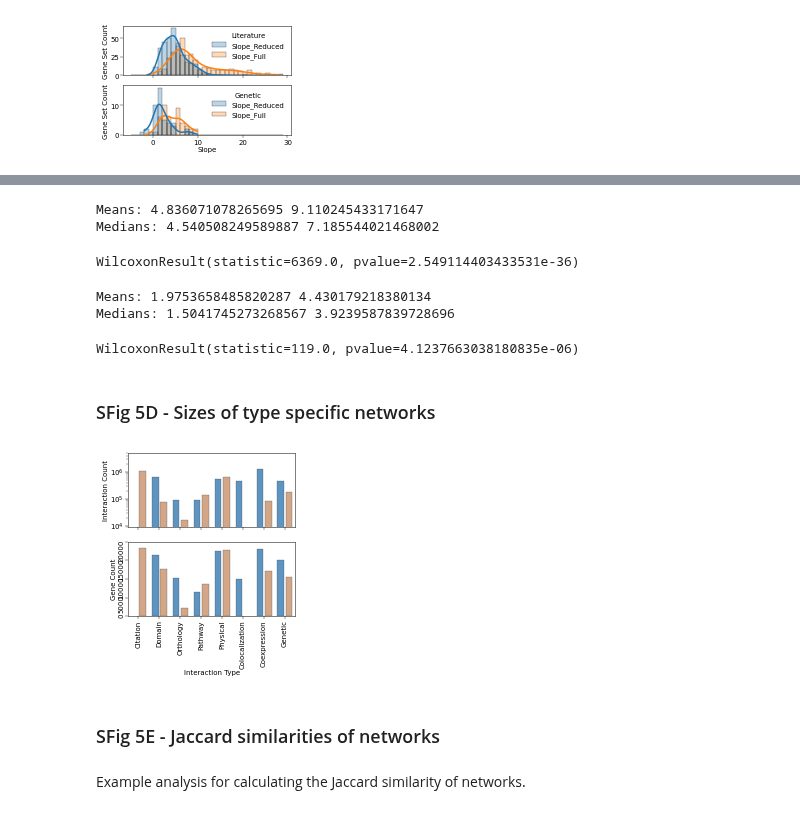
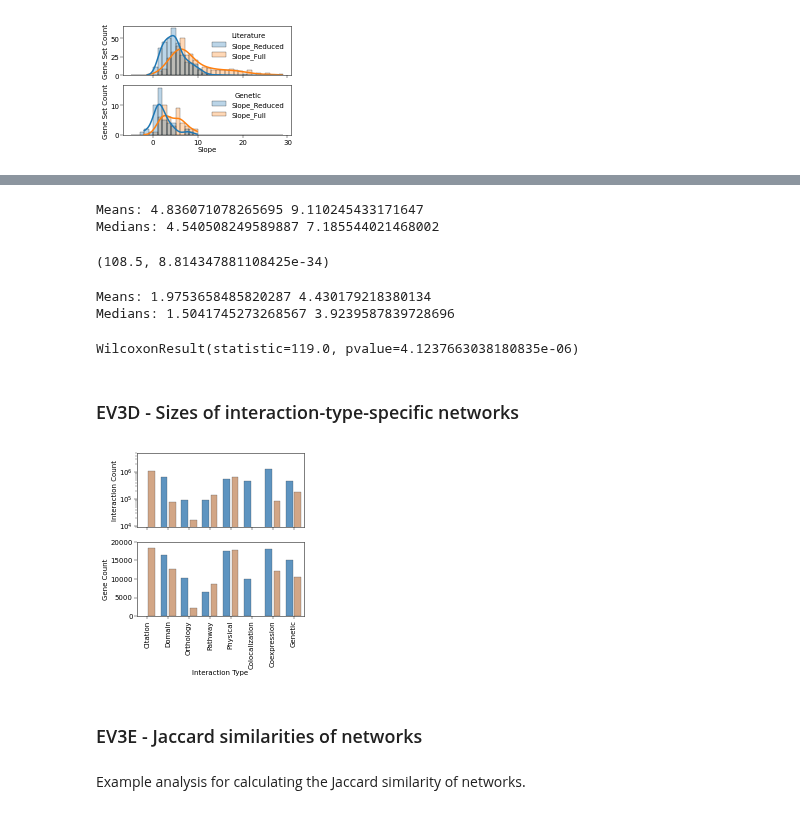
Before and after one commit to sarah-n-wright/Network_Evaluation_Tools, a Jupyter notebook: StateOfTheInteractomes_Notebooks/3_Gene_Set_Recovery.ipynb, the cells around one changed output, grey strips where cells are left out. Saved outputs shown, nothing was run; the diff lists cells and outputs as text; code cells hidden in the pictures.

Commit message:
Clean up Notebook 3

```diff
--- a/StateOfTheInteractomes_Notebooks/3_Gene_Set_Recovery.ipynb
+++ b/StateOfTheInteractomes_Notebooks/3_Gene_Set_Recovery.ipynb
@@ -302,27 +261,27 @@ _, [ax, ax1] = plt.subplots(nrows=1, ncols=2,figsize=(3,3), sharey=True)
 ax = sns.boxplot(data=type_specific_results[(~type_specific_results.Network.isin(['GM_genetic', 'GM_coexp_90', 'humannet.v3.gn'])) & (type_specific_results['GeneSet']=='Performance_disgen')],
                     y='InteractionType', x='Performance', hue='parent', linewidth=0.25,fliersize=0,notch=True, ax = ax,
                     order=['Baseline', 'Citation', 'Domain', 'Orthology', 'Pathway', 'Physical', 'Colocalization', 'Coexpression', 'Genetic'], zorder=10,
-                    legend=False, palette=['#5e94c0','#d2a686' ], gap=0.2, linecolor='#343a40', saturation=1)
+                    legend=False, palette=['#5e94c0','#d2a686' ], gap=0.2, linecolor='#343a40', saturation=1, whis=(5,95))
 ax.tick_params(labelsize=7)
 ax.set_ylabel("Interaction Type", fontsize=7)
 ax.set_xlabel("Performance\n(Literature)", fontsize=7)
 # plot vertical line on ax
 ax.vlines(x=0, ymin=-1, ymax=8, color='black', lw=0.25, zorder=0, linestyles='--')
-ax.set_xlim((-5, 110))
+ax.set_xlim((-5, 175))
 ax.set_ylim(7.5, -0.5)
-_ =ax.set_xticks([0,50,100])
+_ =ax.set_xticks([0,50,100, 150])
 
 ax1 = sns.boxplot(data=type_specific_results[(~type_specific_results.Network.isin(['GM_genetic', 'GM_coexp_90', 'humannet.v3.gn'])) & (type_specific_results['GeneSet']=='Performance_gwas')],
                     y='InteractionType', x='Performance', hue='parent', linewidth=0.25,fliersize=0,notch=True, ax = ax1,
                     order=['Baseline', 'Citation', 'Domain', 'Orthology', 'Pathway', 'Physical', 'Colocalization', 'Coexpression', 'Genetic'], zorder=10,
-                    legend=False, palette=['#5e94c0','#d2a686' ], gap=0.2, linecolor='#343a40', saturation=1)
+                    legend=False, palette=['#5e94c0','#d2a686' ], gap=0.2, linecolor='#343a40', saturation=1, whis=(5,95))
 
 ax1.tick_params(labelsize=7)
 
 ax1.set_xlabel("Performance\n(Genetic)", fontsize=7)
 
 ax1.vlines(x=0, ymin=-1, ymax=8, color='black', lw=0.25, zorder=0, linestyles='--')
-ax1.set_xlim((-5, 55))
+ax1.set_xlim((-5, 60))
 ax1.set_ylim(8.5, -0.5)
 _ =ax1.set_xticks([0,25, 50])
 
@@ -449,9 +429,9 @@ def plot_size_correlations(reduced_er, group1, group2, edge_dict, node_dict, ax=
     return plot_df.groupby('Network').mean(), plot_df_full.groupby('Network').mean()
 # %%
 _ , [ax1, ax2] = plt.subplots(1, 2, figsize=(4,2), sharey=True)
-_ = plot_size_correlations(reduced_er, 'Literature (reduced)', 'Literature', edge_dict, node_dict, ax=ax1)
+_ = plot_size_correlations(reduced_er, 'Literature (reduced)', 'Literature', edge_dict, node_dict, nets=reduced_nets, ax=ax1)
 _ = ax1.set_title('Literature Gene Sets (n=343)', fontsize=7)
-_ = plot_size_correlations(reduced_er, 'Genetic (reduced)', 'Genetic', edge_dict, node_dict, ax=ax2)
+_ = plot_size_correlations(reduced_er, 'Genetic (reduced)', 'Genetic', edge_dict, node_dict,nets=reduced_nets,ax=ax2)
 _ = ax2.set_title('Genetic Gene Sets (n=46)', fontsize=7)
-plt.savefig(figdir + "FigS5B_reduced_geneset_scatters.jpg", dpi=300, bbox_inches="tight")
+plt.savefig(figdir + "FigEV3B_reduced_geneset_scatters.jpg", dpi=300, bbox_inches="tight")
 # %% [output]
@@ -496,10 +498,10 @@ def perform_paired_slope_test(slope_data, geneset):
     return stats
 # %%
-perform_paired_slope_test(slope_data, 'Literature')
+perform_paired_slope_test(slope_data, 'Literature', wilcox=False)
 # %% [output]
 Means: 4.836071078265695 9.110245433171647
 Medians: 4.540508249589887 7.185544021468002
-WilcoxonResult(statistic=6369.0, pvalue=2.549114403433531e-36)
+(108.5, 8.814347881108425e-34)
 # %%
 perform_paired_slope_test(slope_data, 'Genetic')
 # %% [output]
@@ -507,35 +509,35 @@ Means: 1.9753658485820287 4.430179218380134
 Medians: 1.5041745273268567 3.9239587839728696
 WilcoxonResult(statistic=119.0, pvalue=4.1237663038180835e-06)
 # %% [markdown]
-### SFig 5D - Sizes of type specific networks
+### EV3D - Sizes of interaction-type-specific networks
 # %%
-type_df = pd.read_csv(os.path.join(gitdir, 'StateOfTheInteractomes_Notebooks/Data/FigS5D_type_specific_stats.tsv'), sep='\t', index_col=0)
+type_df = pd.read_csv(os.path.join(gitdir, 'StateOfTheInteractomes_Notebooks/Data/FigEV3D_type_specific_stats.tsv'), sep='\t', index_col=0)
 # %%
 _, [ax, ax1] = plt.subplots(nrows=2, ncols=1,figsize=(3,3), sharex=True)
 sns.barplot(data=type_df,
                     x='Type', y='Interaction Count', hue='Network', linewidth=0.25, ax = ax,
                     order=['Citation', 'Domain', 'Orthology', 'Pathway', 'Physical', 'Colocalization', 'Coexpression', 'Genetic'], zorder=10,
                     legend=False, palette=['#5e94c0','#d2a686' ], hue_order=[ 'GeneMania', 'HumanNet'], gap=0.2, edgecolor='#343a40', saturation=1)
 ax.tick_params(labelsize=7)
 ax.set_xlabel("Interaction Type", fontsize=7)
 ax.set_ylabel("Interaction Count", fontsize=7)
 # plot vertical line on ax
 ax.set_yscale('log')
 ax.set_ylim(9e3, 5e6)
 sns.barplot(data=type_df,
                     x='Type', y='Gene Count', hue='Network', linewidth=0.25, ax = ax1,
                     order=['Citation', 'Domain', 'Orthology', 'Pathway', 'Physical', 'Colocalization', 'Coexpression', 'Genetic'], zorder=10,
                     legend=False, palette=['#5e94c0','#d2a686' ], hue_order=[ 'GeneMania', 'HumanNet'], gap=0.2, edgecolor='#343a40', saturation=1)
-ax1.tick_params(labelsize=7, rotation=90)
+ax1.tick_params(axis= 'x', labelsize=7, rotation=90)
 ax1.set_xlabel("Interaction Type", fontsize=7)
 ax1.set_ylabel("Gene Count", fontsize=7)
 # plot vertical line on ax
 ax1.set_ylim(0, 20000)
-plt.savefig(figdir + "FigS5D_type_specific_net_sizes.jpg", dpi=300, bbox_inches="tight")
+plt.savefig(figdir + "FigEv3D_type_specific_net_sizes.jpg", dpi=300, bbox_inches="tight")
 # %% [output]
-[figure, old version]
+[figure, new version]
 # %% [markdown]
-### SFig 5E - Jaccard similarities of networks
+###  EV3E - Jaccard similarities of networks
 # %% [markdown]
 Example analysis for calculating the Jaccard similarity of networks.
 # %%
```
Also changed, not shown: parts of 47 cells of this notebook, 8 other files.
